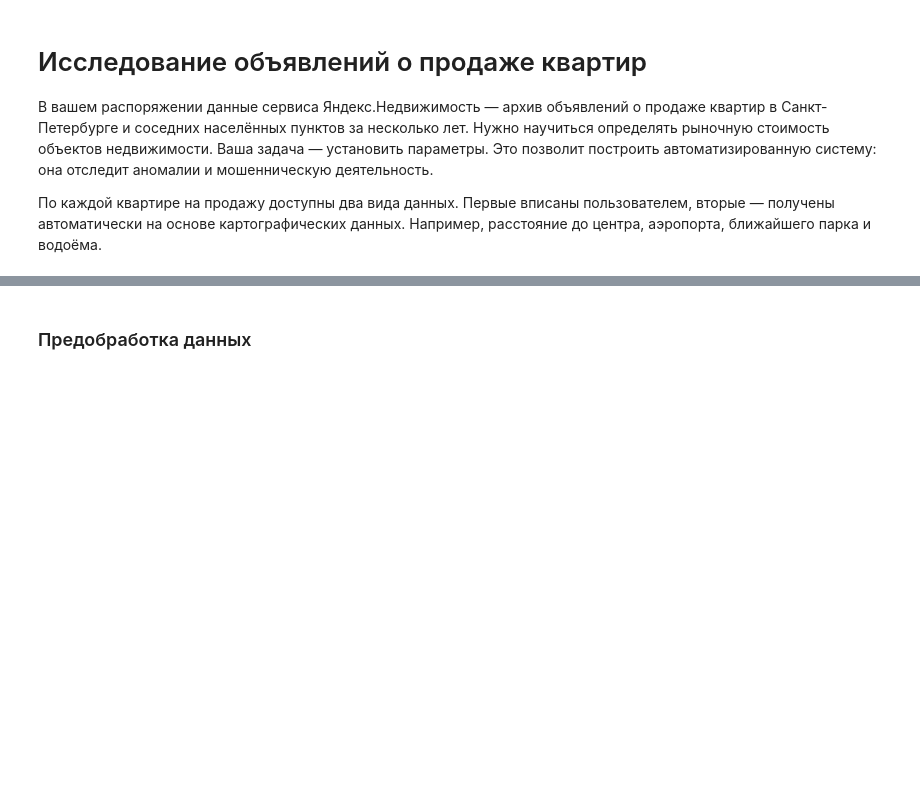
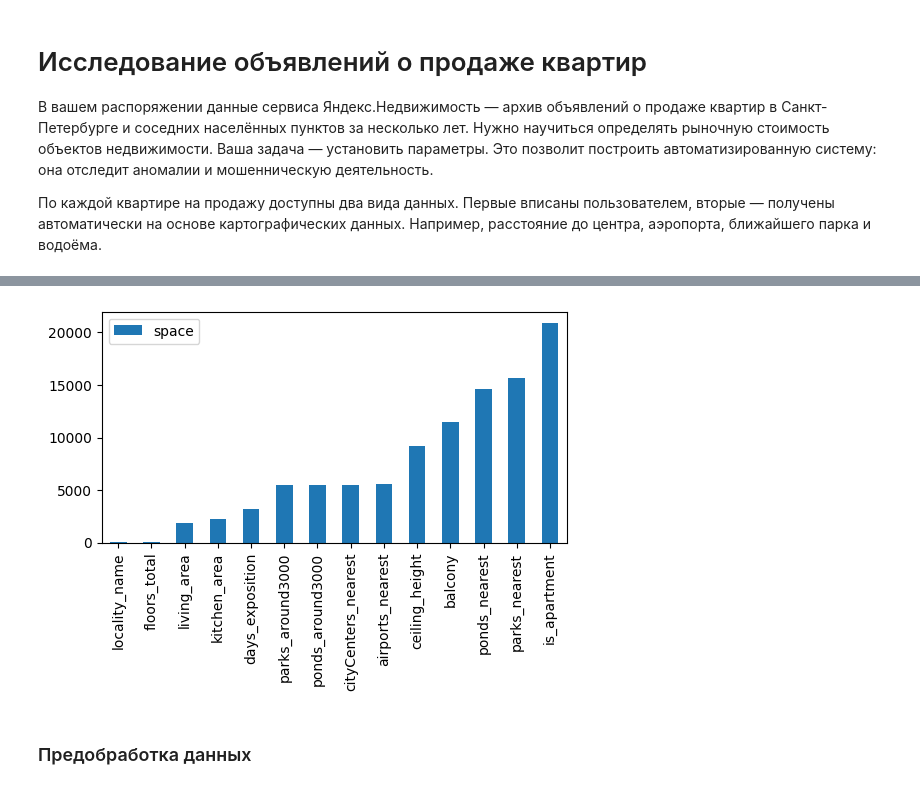
Before and after one commit to atropinskiy/yandex_practice, a Jupyter notebook: realty.ipynb, the cells around one changed output, grey strips where cells are left out. Cells and saved outputs as stored; diff of their text form; code cells hidden in the pictures; blank space fills up the shorter version.

```diff
--- a/realty.ipynb
+++ b/realty.ipynb
@@ -77,3 +130,20 @@ dtype: int64
+# %%
+try:
+    (
+        (
+            df.isna().sum()
+            .to_frame()
+            .rename(columns={0:'space'})
+            .query('space > 0')
+            .sort_values('space')
+            .plot(kind = 'bar', figsize=(6,3))
+
+            )
+        )
+except:
+    print ('Пропусков нет')
+# %% [output]
+[figure, added]
 # %% [markdown]
 ### Предобработка данных
 # %%
```
Also changed, not shown: parts of 13 cells of this notebook, 10 other files.
